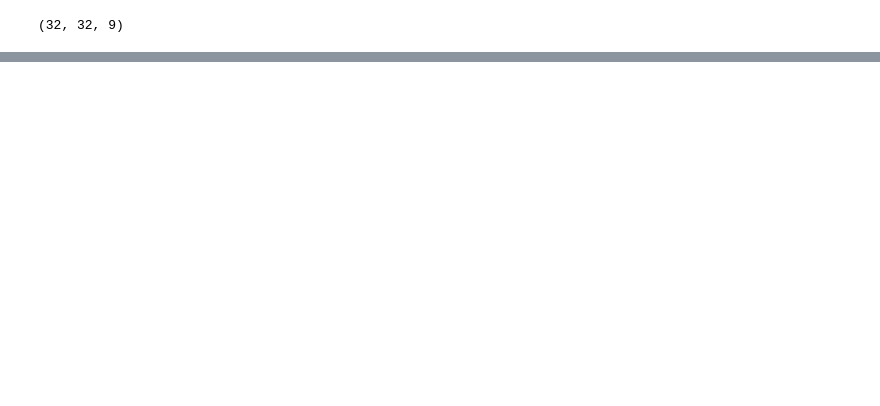
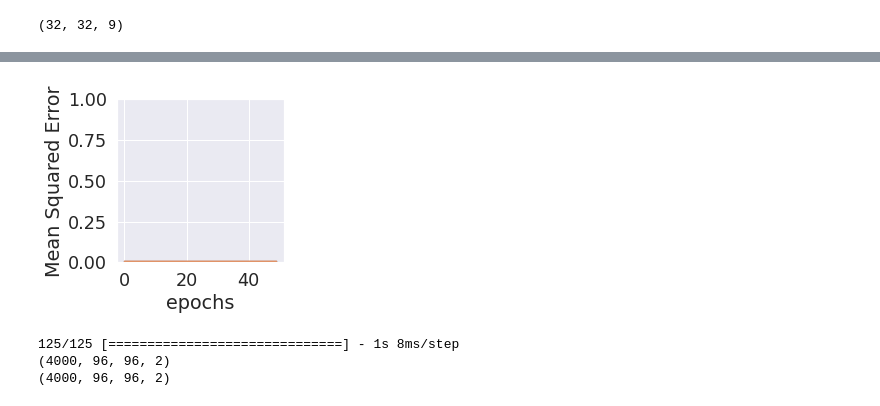
Before and after one commit to WeiKuoLi/Picture-Interpolation, a Jupyter notebook: picture_interpolation.ipynb, the cells around one changed output, grey strips where cells are left out. Drawn from its saved outputs; the diff is of its cells as text; code cells hidden in the pictures; blank space fills up the shorter version.

```diff
--- a/picture_interpolation.ipynb
+++ b/picture_interpolation.ipynb
@@ -364,0 +660,5 @@ now (9, 32, 32)
+# %%
+train_x_3 = np_FFT(train_x_2).astype(np.float32) /400   #/300 is best
+train_y_3 = np_FFT(train_y_2).astype(np.float32) /400
+train_X_3_tf = (tf.convert_to_tensor(train_x_3,dtype=tf.float32))
+train_Y_3_tf = (tf.convert_to_tensor(train_y_3,dtype=tf.float32))
@@ -364,0 +701,14 @@ now (9, 32, 32)
+# %%
+def model_3_getfit(A,B):
+    tf.keras.backend.clear_session()
+    model_3 = get_model_3()
+    model_3.summary()
+    model_3.compile( loss=tf.keras.losses.MeanSquaredError() , #competition_loss,
+              optimizer=RMSprop(learning_rate=0.0005),
+              metrics=[tf.keras.metrics.MeanSquaredError()])
+
+
+    history_3 = model_3.fit(A,B, validation_split=0.2, epochs =50) #delete
+    return model_3, history_3
+# %%
+model_3, history_3 = model_3_getfit(train_X_3_tf,train_Y_3_tf)
@@ -364,0 +733,29 @@ now (9, 32, 32)
+# %%
+#Define figure and axes
+fig, ax = plt.subplots(1,1, figsize=(3,3))
+ax.set_ylim(ymin=0.)
+plt.xlabel("epochs")
+plt.ylabel("Mean Squared Error")
+
+# add the image
+plt.plot(history_3.history['loss'])
+
+plt.plot(history_3.history['val_loss'])
+#plt.scatter(len(history_3D.history['val_loss']),val_3D_loss)
+#plt.scatter(10,history_3D.history['loss'][0])
+# Add the boxe
+#res=[]
+#res.append([300,history_3D.history['loss'],(history_3D.history['val_loss'])])
+# diplay
+plt.show()
+# %% [output]
+[figure, added]
+# %%
+y_pred_3_tf=model_3.predict(train_X_3_tf)
+_REAL=np.array(train_Y_2_tf)
+_FIF_Y=np_IFFT(np.array(train_Y_3_tf)*400)
+_FIF_PREDY=np_IFFT(np.array(y_pred_3_tf)*400)
+# %% [output]
+125/125 [==============================] - 1s 8ms/step
+(4000, 96, 96, 2)
+(4000, 96, 96, 2)
```
Also changed, not shown: parts of 33 cells of this notebook.
